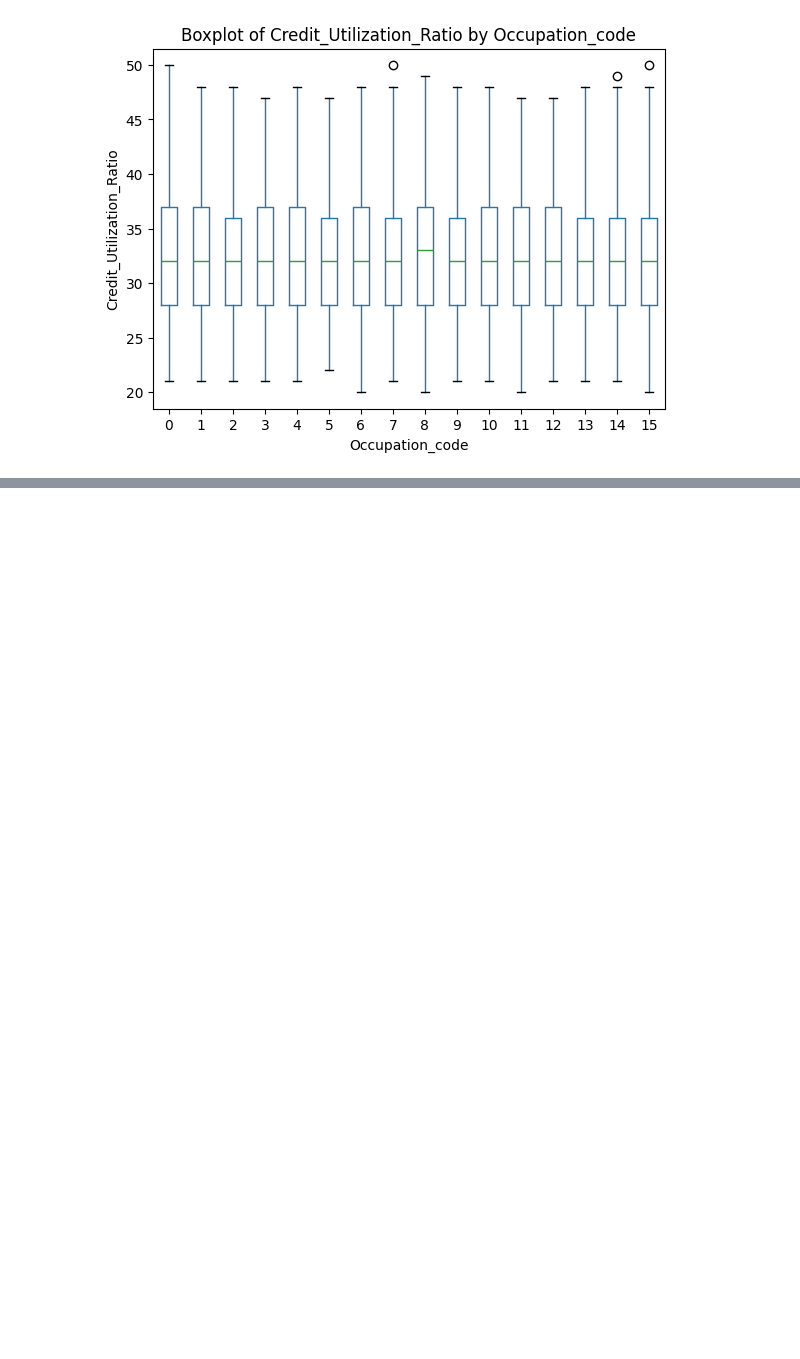
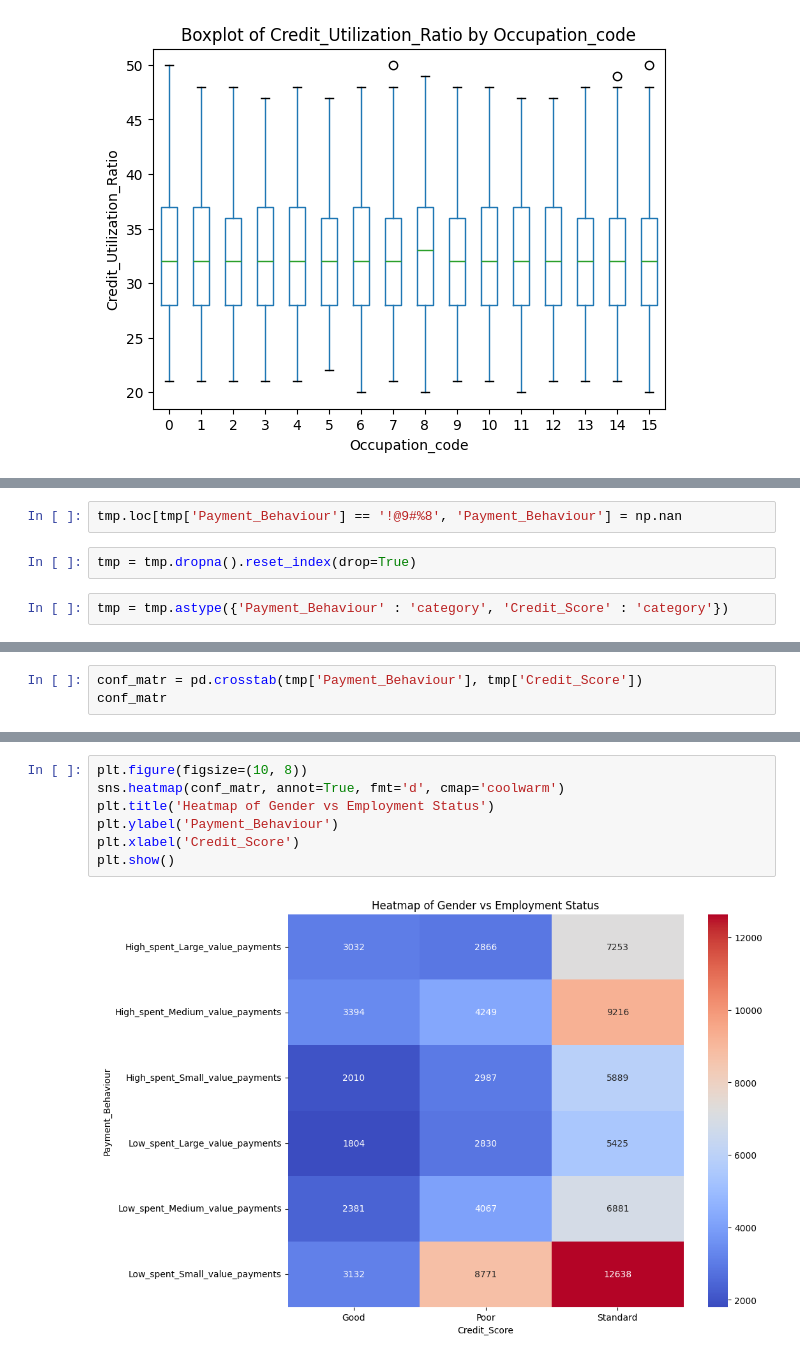
Before and after one commit to Ghukii/TMP-4sem-, a Jupyter notebook: Задание_6/Задание_6_13.ipynb, the cells around one changed output, grey strips where cells are left out. Drawn from its saved outputs; the diff is of its cells as text; blank space fills up the shorter version.

```diff
--- a/Задание_6/Задание_6_13.ipynb
+++ b/Задание_6/Задание_6_13.ipynb
@@ -1233,0 +1288,6 @@ plt.show()
+# %%
+tmp.loc[tmp['Payment_Behaviour'] == '!@9#%8', 'Payment_Behaviour'] = np.nan
+# %%
+tmp = tmp.dropna().reset_index(drop=True)
+# %%
+tmp = tmp.astype({'Payment_Behaviour' : 'category', 'Credit_Score' : 'category'})
@@ -1233,0 +1311,3 @@ plt.show()
+# %%
+conf_matr = pd.crosstab(tmp['Payment_Behaviour'], tmp['Credit_Score'])
+conf_matr
@@ -1233,0 +1323,9 @@ plt.show()
+# %%
+plt.figure(figsize=(10, 8))
+sns.heatmap(conf_matr, annot=True, fmt='d', cmap='coolwarm')
+plt.title('Heatmap of Gender vs Employment Status')
+plt.ylabel('Payment_Behaviour')
+plt.xlabel('Credit_Score')
+plt.show()
+# %% [output]
+[figure, added]
```
Also changed, not shown: parts of 10 cells of this notebook.
